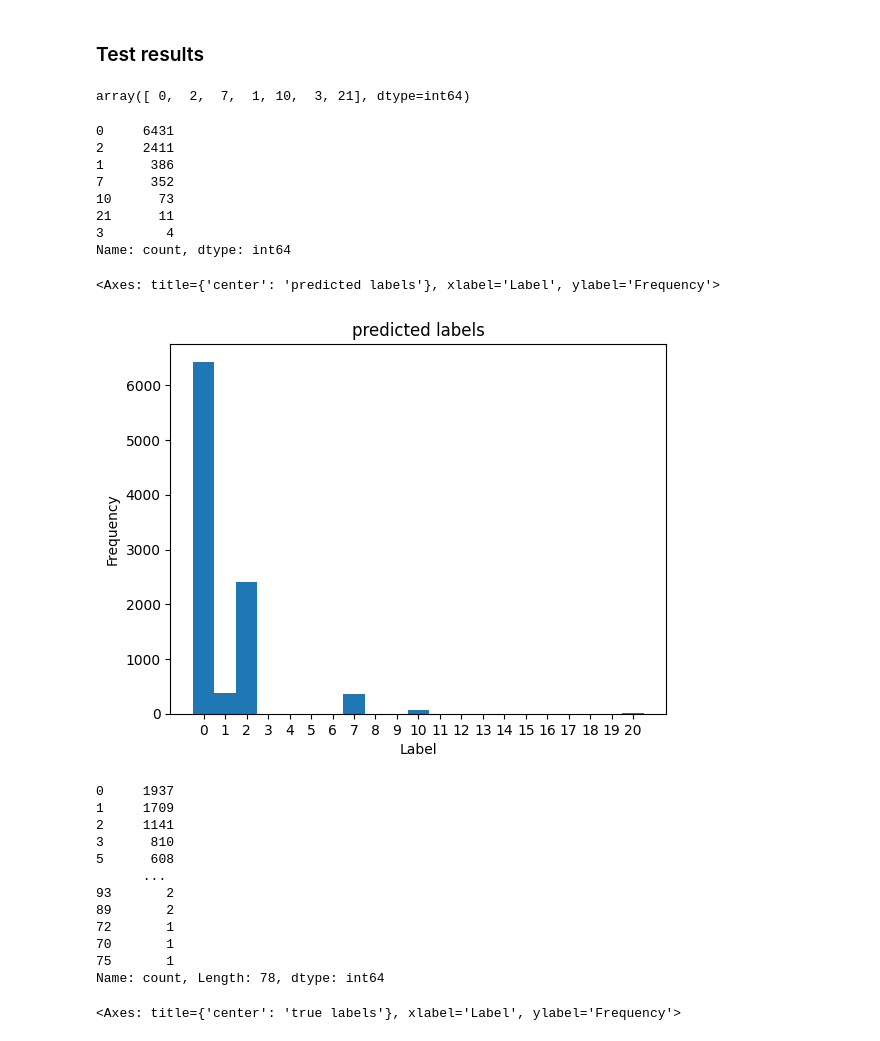
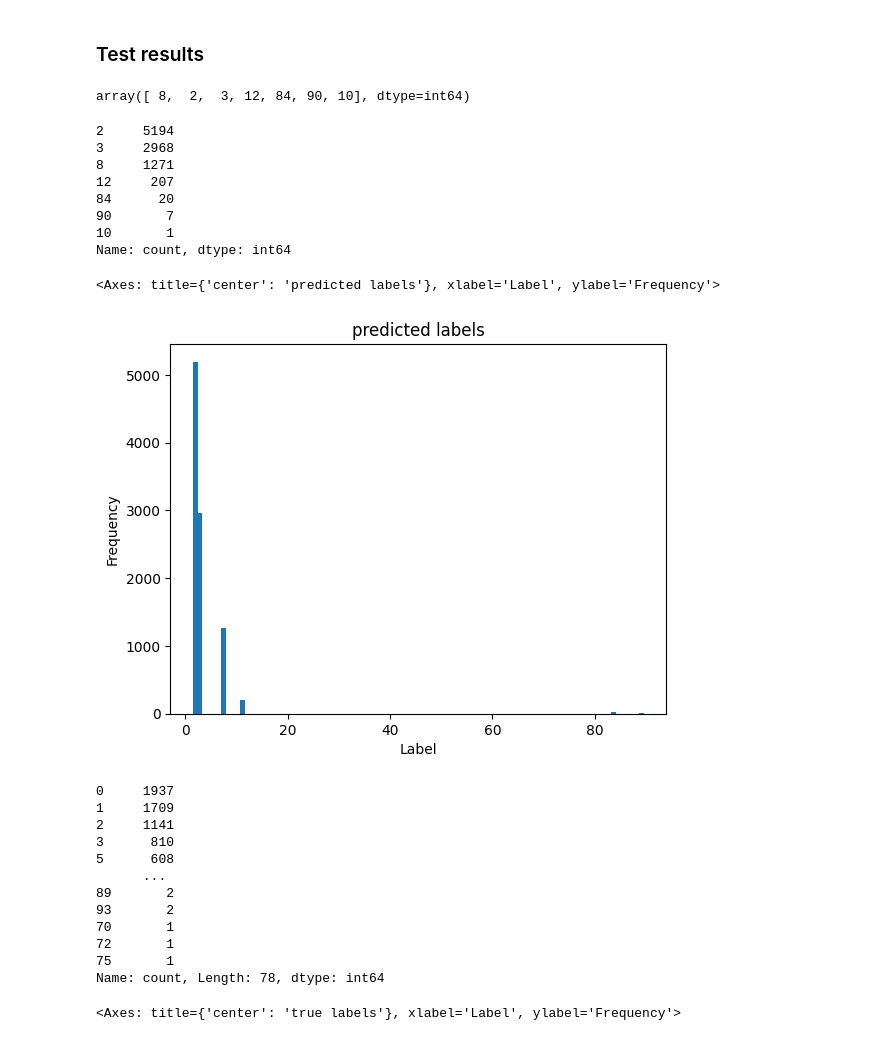
Before and after one commit to oriolmp/TFG, a Jupyter notebook: notebooks/Playground.ipynb, the cells around one changed output. Saved outputs shown, nothing was run; the diff lists cells and outputs as text; code cells hidden in the pictures.

```diff
--- a/notebooks/Playground.ipynb
+++ b/notebooks/Playground.ipynb
@@ -16,7 +16,7 @@ from sklearn.metrics import confusion_matrix
 # %%
 TRAIN_CSV = 'EPIC_100_train.csv'
 VAL_CSV = 'EPIC_100_validation.csv'
-RESULTS_CSV = 'labels_vanilla_attention_1.csv'
+RESULTS_CSV = 'labels_vanilla_attention_3.csv'
 # %% [markdown]
 ### Train df
 # %%
@@ -301,23 +301,23 @@ labels_ds = pd.Series(labels)
 # %%
 predicted_ds.unique()
 # %% [output]
-array([ 0,  2,  7,  1, 10,  3, 21], dtype=int64)
+array([ 8,  2,  3, 12, 84, 90, 10], dtype=int64)
 # %%
 predicted_ds.value_counts()
 # %% [output]
-0     6431
-2     2411
-1      386
-7      352
-10      73
-21      11
-3        4
+2     5194
+3     2968
+8     1271
+12     207
+84      20
+90       7
+10       1
 Name: count, dtype: int64
 # %%
-predicted_ds.plot(kind='hist', bins=21, title='predicted labels', xticks=[x for x in range(21)], xlabel='Label', align='left')
+predicted_ds.plot(kind='hist', bins=96, title='predicted labels', xlabel='Label', align='left') # xticks=[x for x in range(21)]
 # %% [output]
 <Axes: title={'center': 'predicted labels'}, xlabel='Label', ylabel='Frequency'>
-[figure, old version]
+[figure, new version]
 # %%
 labels_ds.value_counts()
 # %% [output]
@@ -327,10 +327,10 @@ labels_ds.value_counts()
 3      810
 5      608
       ...
+89       2
 93       2
-89       2
+70       1
 72       1
-70       1
 75       1
 Name: count, Length: 78, dtype: int64
 # %%
```
Also changed, not shown: parts of 2 cells of this notebook.
